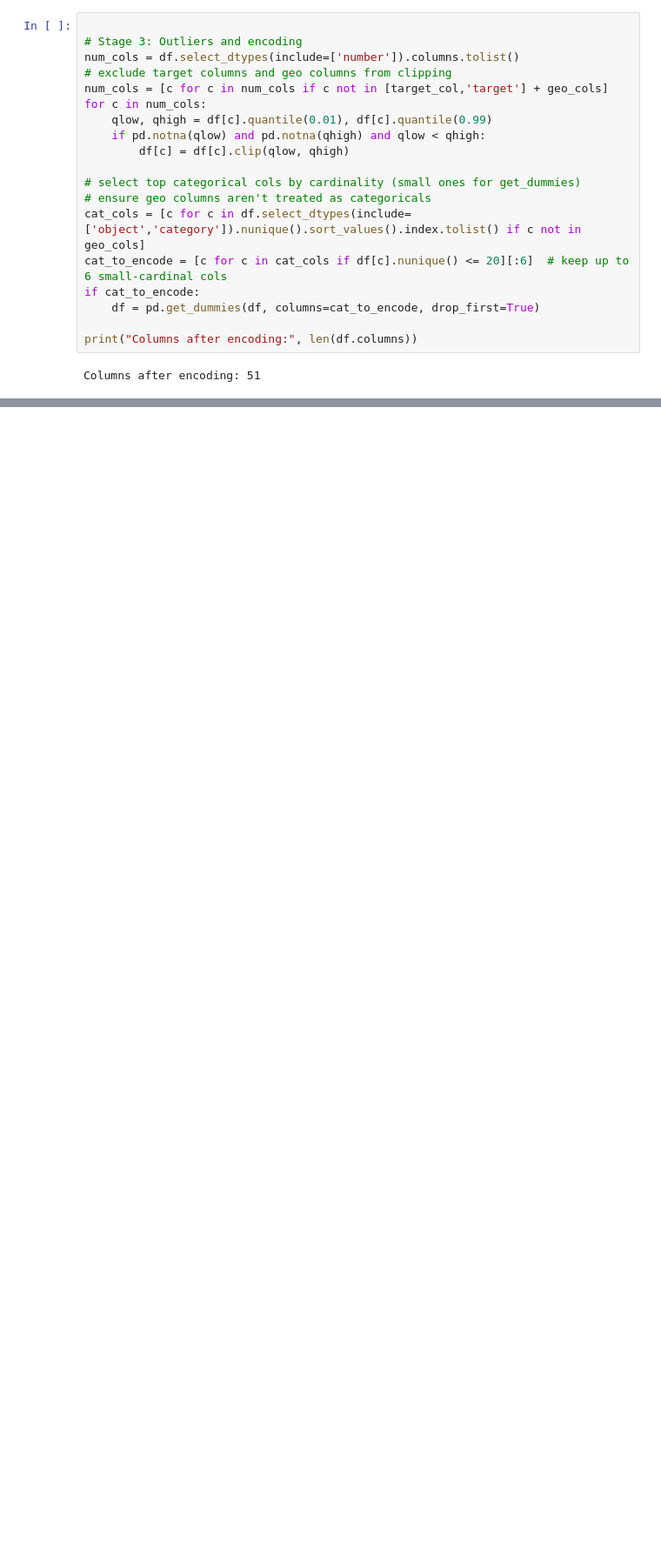
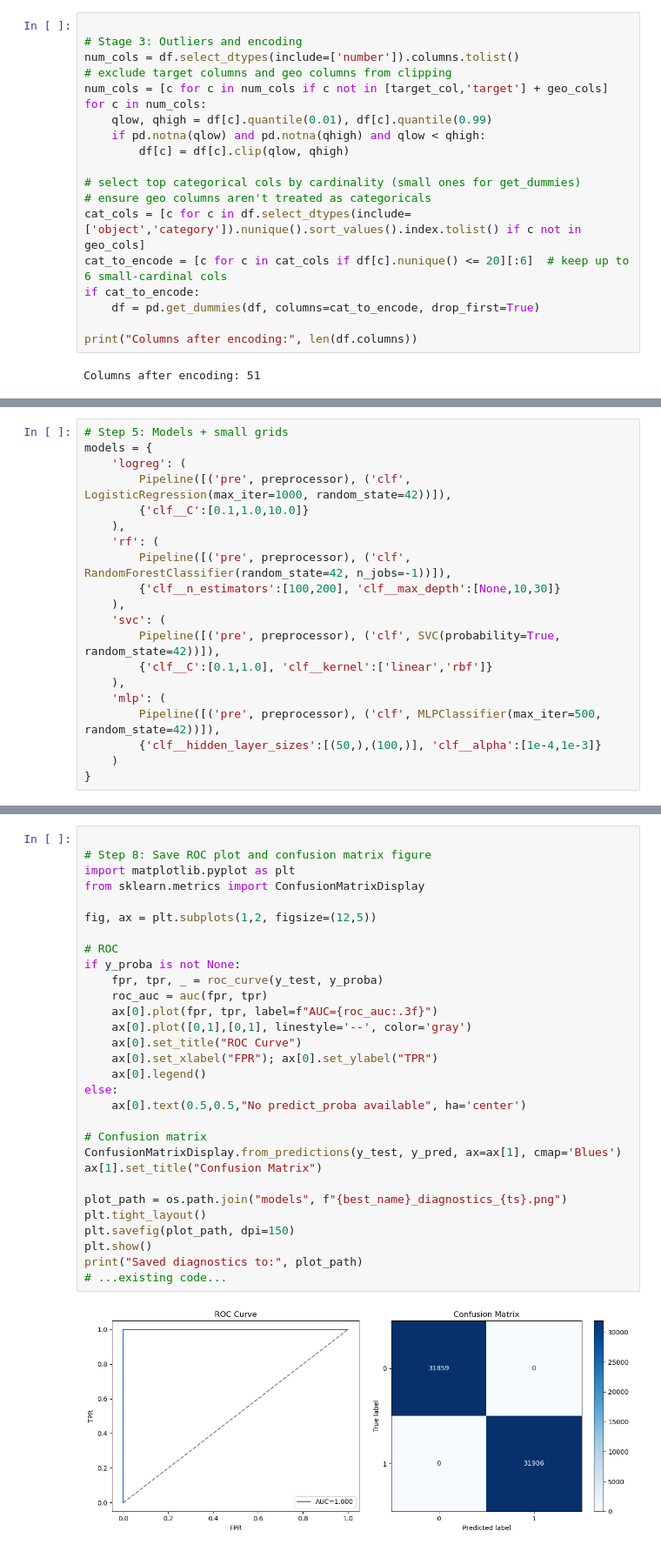
Before and after one commit to lalayahee/Quantum_final_project, a Jupyter notebook: classical_ml/house_price.ipynb, the cells around one changed output, grey strips where cells are left out. Shown: that part at 87% size. Drawn from its saved outputs; the diff is of its cells as text; blank space fills up the shorter version.

```diff
--- a/classical_ml/house_price.ipynb
+++ b/classical_ml/house_price.ipynb
@@ -252,0 +308,20 @@ File exists: True size(bytes): 33766585
+# %%
+# Step 5: Models + small grids
+models = {
+    'logreg': (
+        Pipeline([('pre', preprocessor), ('clf', LogisticRegression(max_iter=1000, random_state=42))]),
+        {'clf__C':[0.1,1.0,10.0]}
+    ),
+    'rf': (
+        Pipeline([('pre', preprocessor), ('clf', RandomForestClassifier(random_state=42, n_jobs=-1))]),
+        {'clf__n_estimators':[100,200], 'clf__max_depth':[None,10,30]}
+    ),
+    'svc': (
+        Pipeline([('pre', preprocessor), ('clf', SVC(probability=True, random_state=42))]),
+        {'clf__C':[0.1,1.0], 'clf__kernel':['linear','rbf']}
+    ),
+    'mlp': (
+        Pipeline([('pre', preprocessor), ('clf', MLPClassifier(max_iter=500, random_state=42))]),
+        {'clf__hidden_layer_sizes':[(50,),(100,)], 'clf__alpha':[1e-4,1e-3]}
+    )
+}
@@ -252,0 +451,32 @@ File exists: True size(bytes): 33766585
+# %%
+
+# Step 8: Save ROC plot and confusion matrix figure
+import matplotlib.pyplot as plt
+from sklearn.metrics import ConfusionMatrixDisplay
+
+fig, ax = plt.subplots(1,2, figsize=(12,5))
+
+# ROC
+if y_proba is not None:
+    fpr, tpr, _ = roc_curve(y_test, y_proba)
+    roc_auc = auc(fpr, tpr)
+    ax[0].plot(fpr, tpr, label=f"AUC={roc_auc:.3f}")
+    ax[0].plot([0,1],[0,1], linestyle='--', color='gray')
+    ax[0].set_title("ROC Curve")
+    ax[0].set_xlabel("FPR"); ax[0].set_ylabel("TPR")
+    ax[0].legend()
+else:
+    ax[0].text(0.5,0.5,"No predict_proba available", ha='center')
+
+# Confusion matrix
+ConfusionMatrixDisplay.from_predictions(y_test, y_pred, ax=ax[1], cmap='Blues')
+ax[1].set_title("Confusion Matrix")
+
+plot_path = os.path.join("models", f"{best_name}_diagnostics_{ts}.png")
+plt.tight_layout()
+plt.savefig(plot_path, dpi=150)
+plt.show()
+print("Saved diagnostics to:", plot_path)
+# ...existing code...
+# %% [output]
+[figure, added]
```
Also changed, not shown: parts of 12 cells of this notebook, 26 other files.
